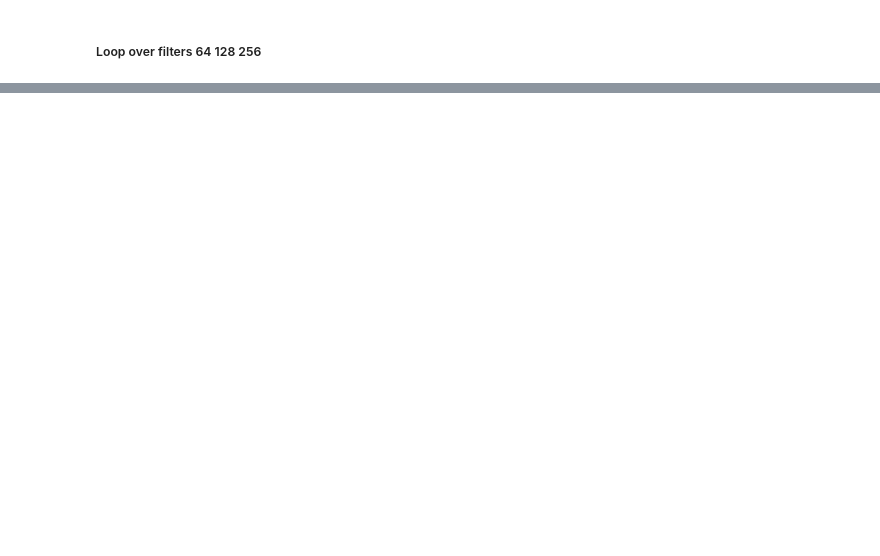
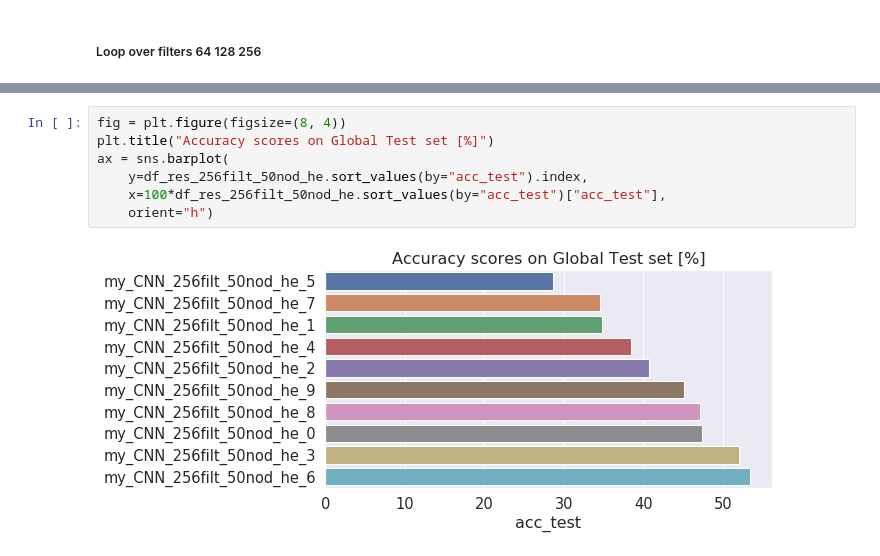
Before and after one commit to jeugregg/DeepLearningPictureDogs, a Jupyter notebook: 03_OC_IML_Project_6_my_neural_network_2.ipynb, the cells around one changed output, grey strips where cells are left out. Drawn from its saved outputs; the diff is of its cells as text; blank space fills up the shorter version.

```diff
--- a/03_OC_IML_Project_6_my_neural_network_2.ipynb
+++ b/03_OC_IML_Project_6_my_neural_network_2.ipynb
@@ -1293,0 +1426,9 @@ plt.errorbar(df_filters["nb_filters"], df_filters[("acc_test","mean")],
+# %%
+fig = plt.figure(figsize=(8, 4))
+plt.title("Accuracy scores on Global Test set [%]")
+ax = sns.barplot(
+    y=df_res_256filt_50nod_he.sort_values(by="acc_test").index,
+    x=100*df_res_256filt_50nod_he.sort_values(by="acc_test")["acc_test"],
+    orient="h")
+# %% [output]
+[figure, added]
```
Also changed, not shown: parts of 55 cells of this notebook, 5 other files.
